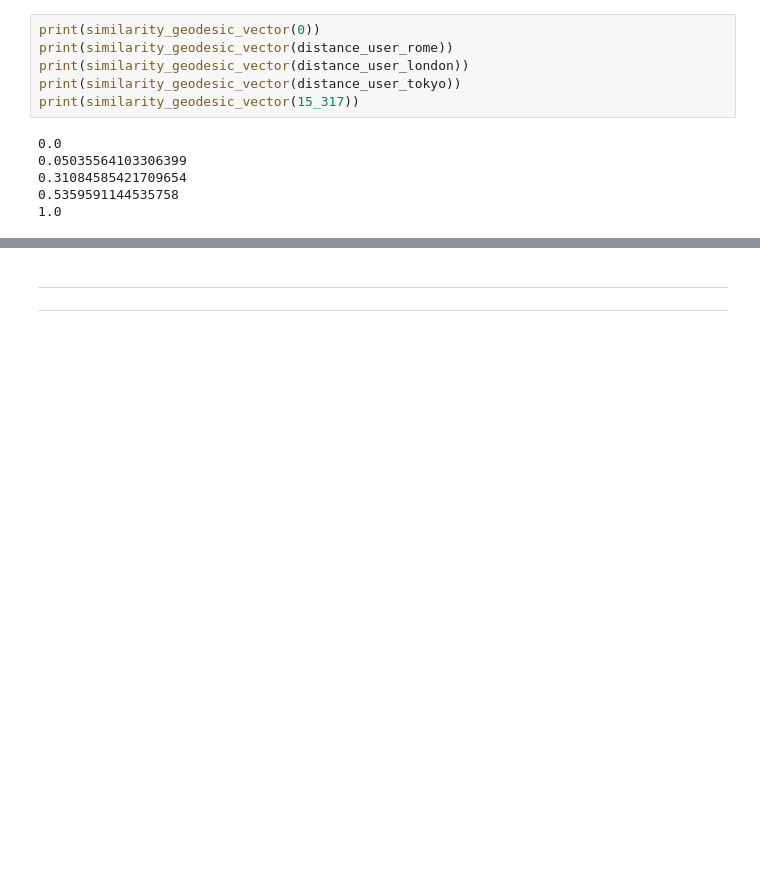
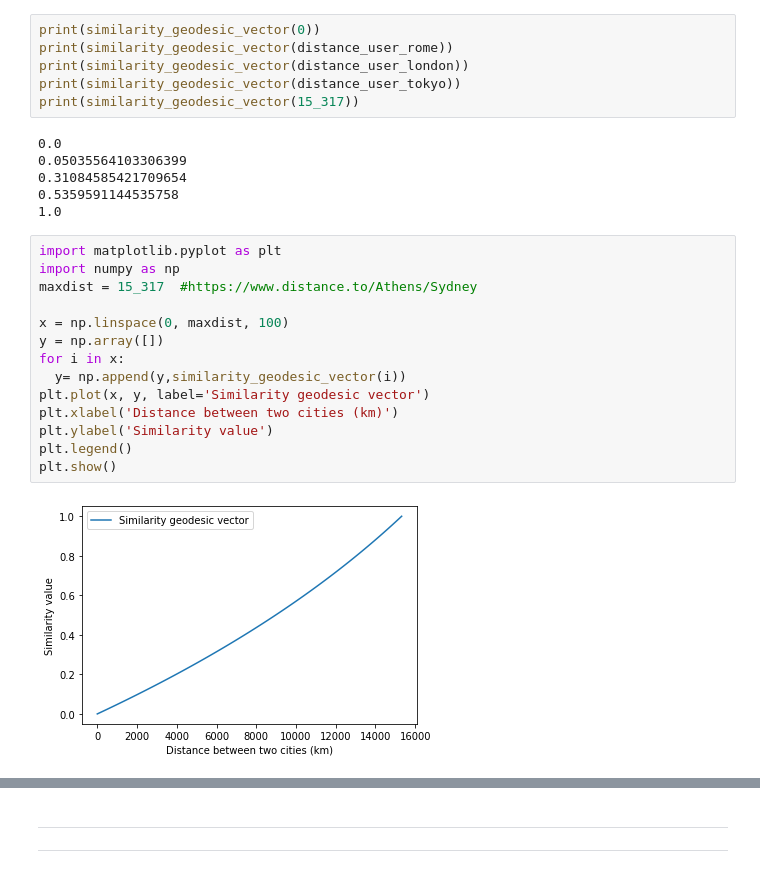
Before and after one commit to johnviolos/OOPII, a Jupyter notebook: metrics.ipynb, the cells around one changed output, grey strips where cells are left out. Cells and saved outputs as stored; diff of their text form; blank space fills up the shorter version.

```diff
--- a/metrics.ipynb
+++ b/metrics.ipynb
@@ -46,3 +45,19 @@ print(similarity_geodesic_vector(15_317))
 0.31084585421709654
 0.5359591144535758
 1.0
+# %%
+import matplotlib.pyplot as plt
+import numpy as np
+maxdist = 15_317  #https://www.distance.to/Athens/Sydney
+
+x = np.linspace(0, maxdist, 100)
+y = np.array([])
+for i in x:
+  y= np.append(y,similarity_geodesic_vector(i))
+plt.plot(x, y, label='Similarity geodesic vector')
+plt.xlabel('Distance between two cities (km)')
+plt.ylabel('Similarity value')
+plt.legend()
+plt.show()
+# %% [output]
+[figure, added]
```
Also changed, not shown: parts of 2 cells of this notebook.
